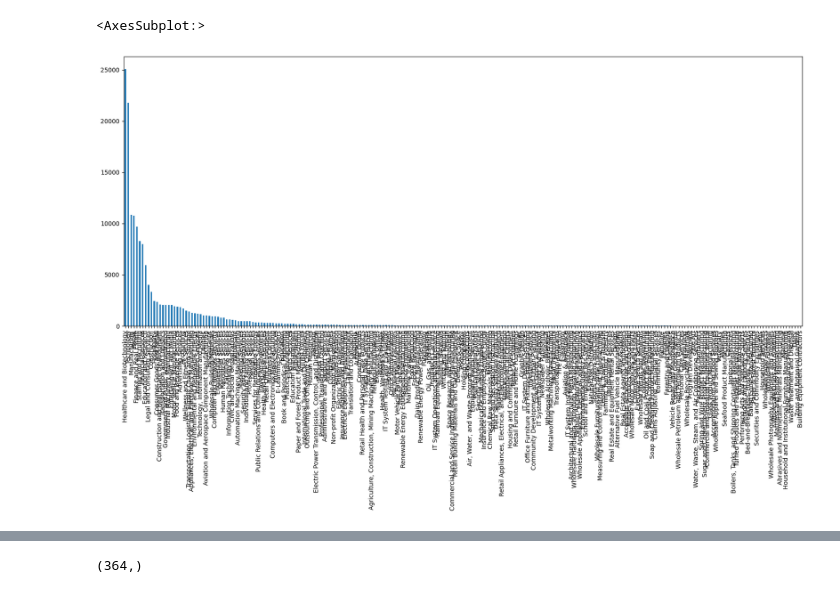
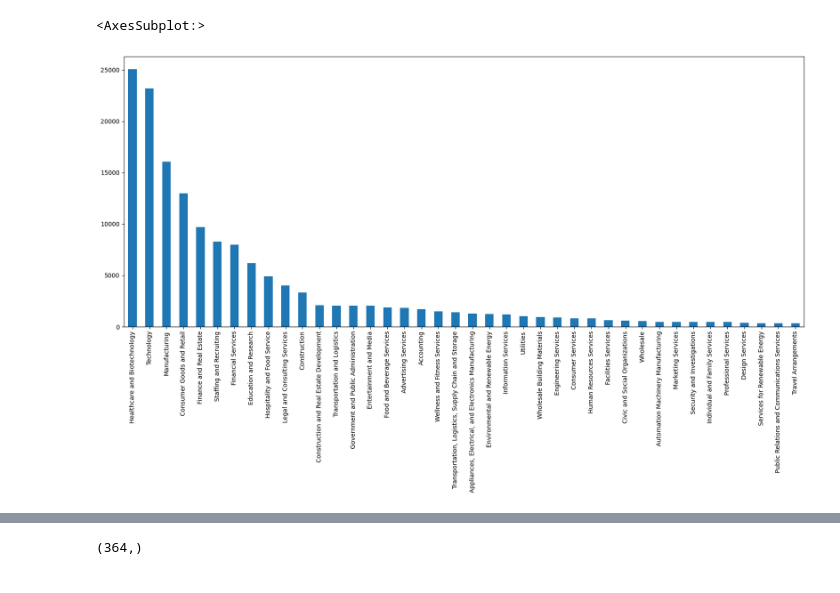
Before and after one commit to cgallin/cover_genie, a Jupyter notebook: big_data.ipynb, the cells around one changed output, grey strips where cells are left out. Drawn from its saved outputs; the diff is of its cells as text; code cells hidden in the pictures.

```diff
--- a/big_data.ipynb
+++ b/big_data.ipynb
@@ -9,8 +145,14 @@ industries = pd.read_csv("job_postings_large/jobs/job_industries.csv")
 # %%
+def flatten(xss):
+    return [x for xs in xss for x in xs]
+
+list=industry_map.values()
+industry_list=len(flatten(list))
 # Create a reverse mapping from industry names to their corresponding keys
 reverse_industry_map = {industry: key for key, industries in industry_map.items() for industry in industries}
 reverse_industry_map["nan"]
-# Replace the values in map.industry_name with their corresponding keys
+# Replace the values in map.industry_name with their "corresponding keys
+map["sub_industry_name"]=map["industry_name"]
 map["industry_name"]=map['industry_name'].map(lambda x : reverse_industry_map[x] if x in reverse_industry_map.keys() else x)
 # %%
 df = df.merge(industries.merge(map,how="left", on ="industry_id").set_index("industry_id"),how="left", on ="job_id")
@@ -21,7 +192,7 @@ df["industry_name"].isnull().sum()
 # %%
 fig = plt.figure(figsize=(20,8))
-df.industry_name.value_counts().plot(kind="bar")
+df.industry_name.value_counts()[:40].plot(kind="bar")
 # %% [output]
 <AxesSubplot:>
-[figure, old version]
+[figure, new version]
 # %%
```
Also changed, not shown: parts of 12 cells of this notebook.
